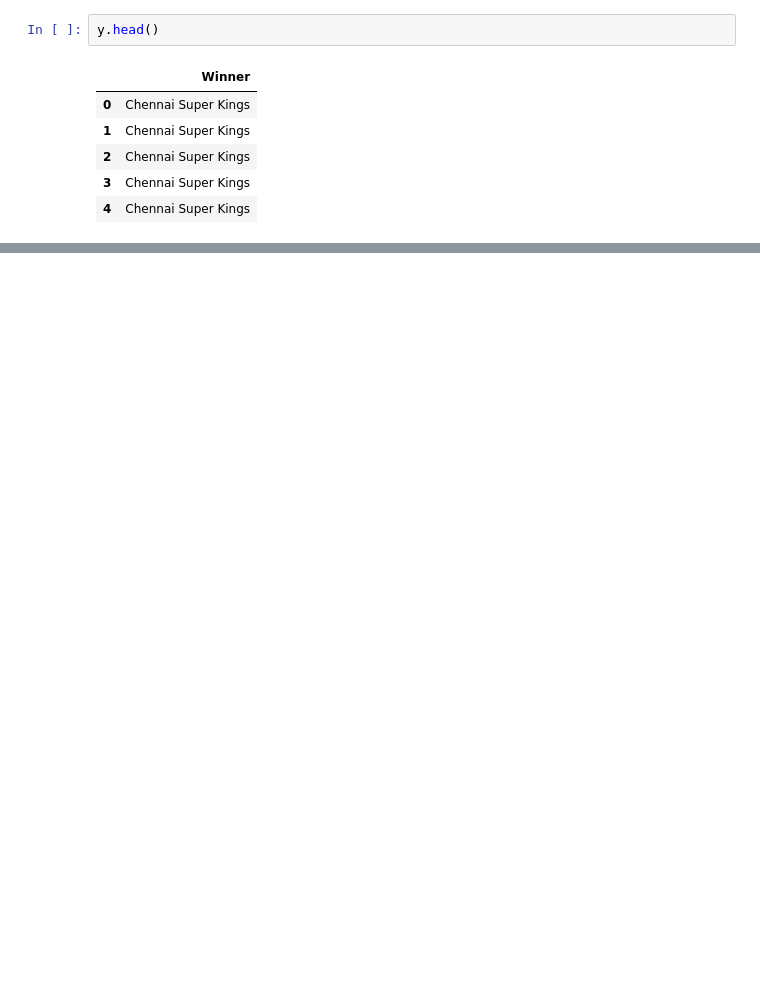
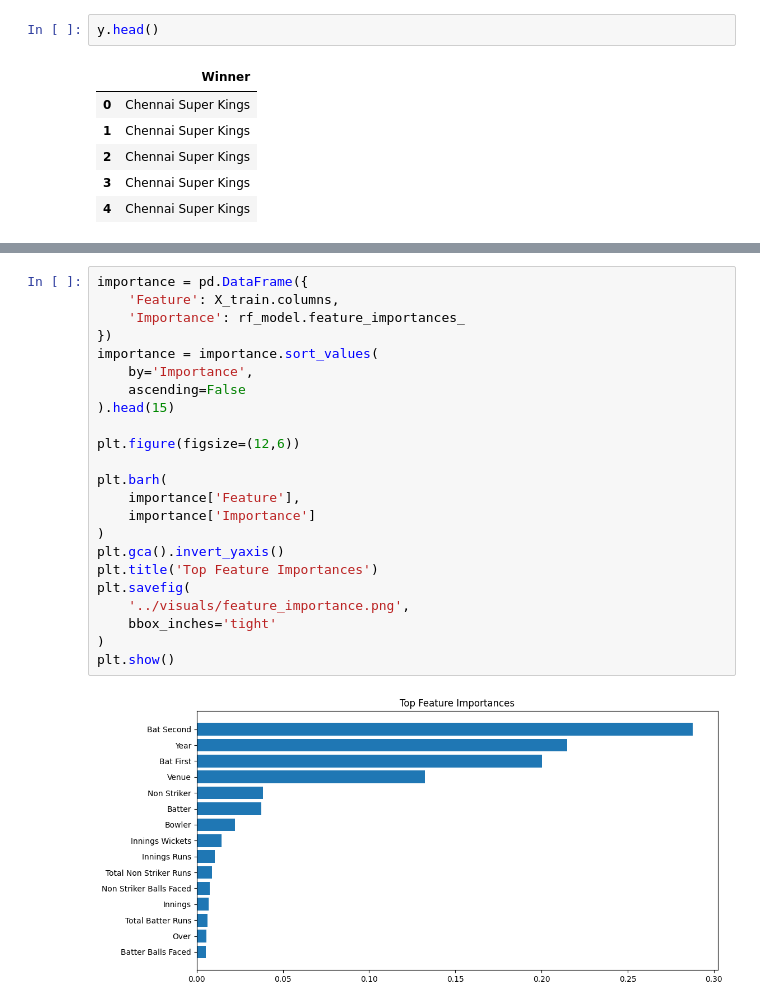
Before and after one commit to thenitinsingh/aipremierleague, a Jupyter notebook: notebooks/modeltrainin.ipynb, the cells around one changed output, grey strips where cells are left out. Drawn from its saved outputs; the diff is of its cells as text; blank space fills up the shorter version.

```diff
--- a/notebooks/modeltrainin.ipynb
+++ b/notebooks/modeltrainin.ipynb
@@ -24,0 +264,25 @@ y.head()
+# %%
+importance = pd.DataFrame({
+    'Feature': X_train.columns,
+    'Importance': rf_model.feature_importances_
+})
+importance = importance.sort_values(
+    by='Importance',
+    ascending=False
+).head(15)
+
+plt.figure(figsize=(12,6))
+
+plt.barh(
+    importance['Feature'],
+    importance['Importance']
+)
+plt.gca().invert_yaxis()
+plt.title('Top Feature Importances')
+plt.savefig(
+    '../visuals/feature_importance.png',
+    bbox_inches='tight'
+)
+plt.show()
+# %% [output]
+[figure, added]
```
Also changed, not shown: parts of 43 cells of this notebook, 16 other files.
